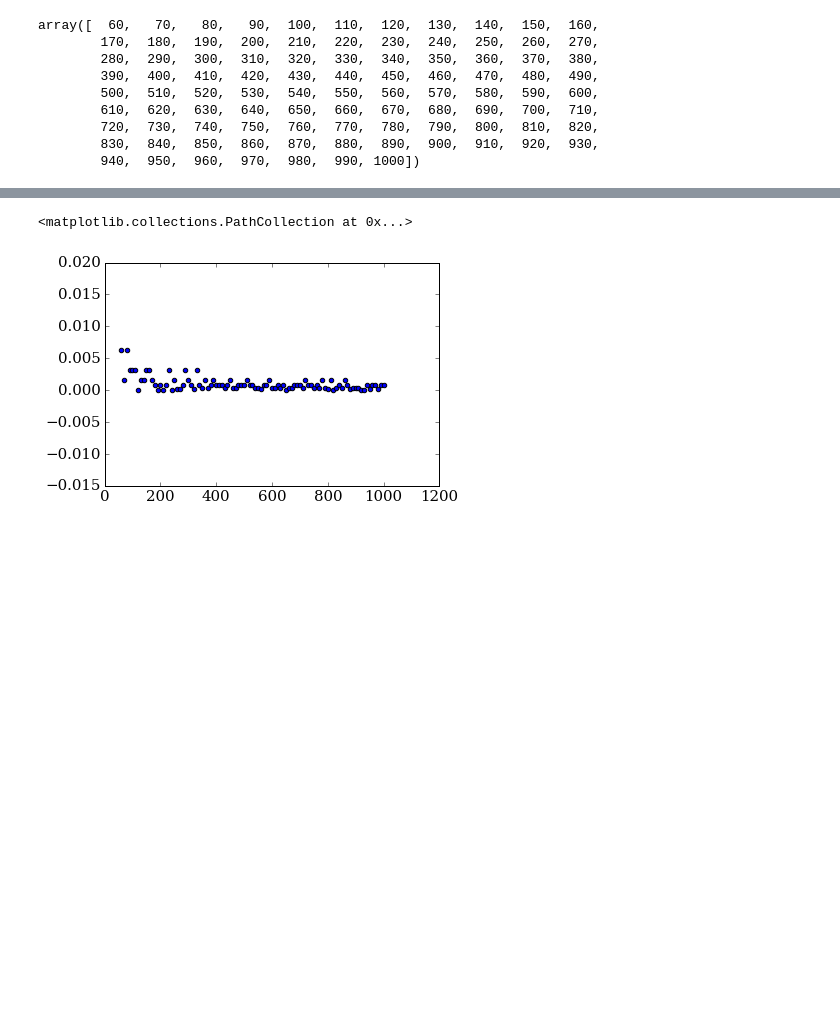
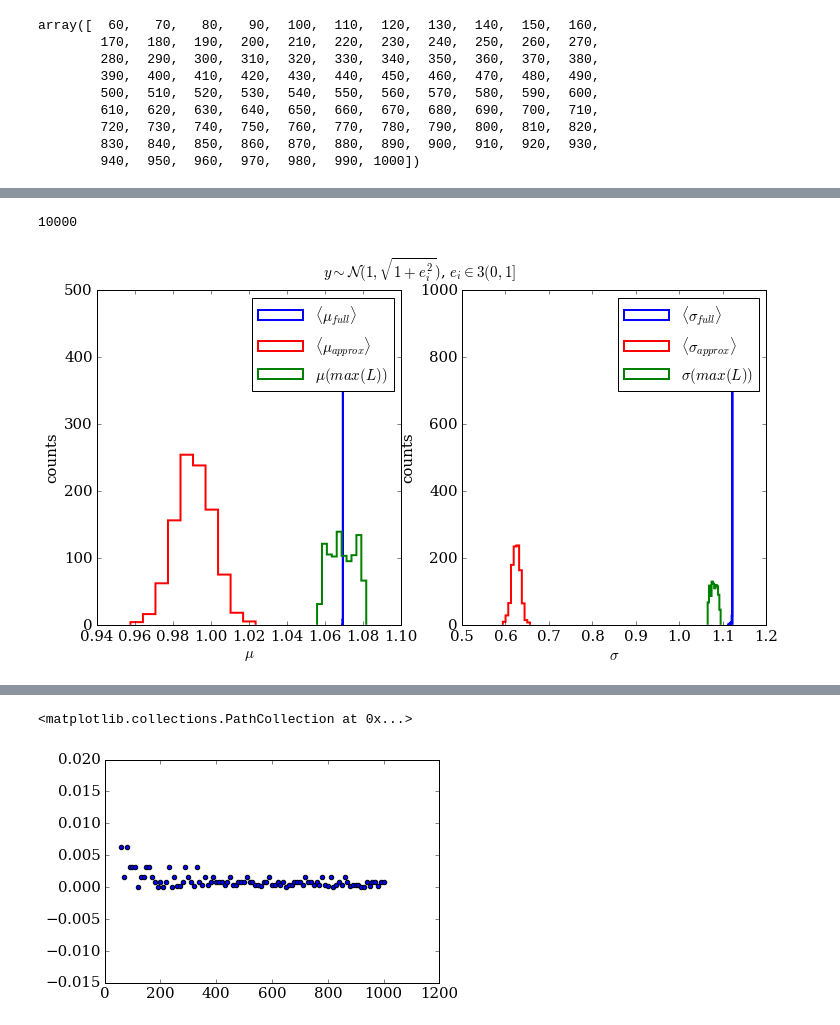
Before and after one commit to suberlak/S82analysis, a Jupyter notebook: code/simulated_AstroML_10.1.1.ipynb, the cells around one changed output, grey strips where cells are left out. Cells and saved outputs as stored; diff of their text form; code cells hidden in the pictures; blank space fills up the shorter version.

```diff
--- a/code/simulated_AstroML_10.1.1.ipynb
+++ b/code/simulated_AstroML_10.1.1.ipynb
@@ -295,0 +411,35 @@ N=1000, A=7.812500e-33 , sigma=0.000000e+00
+# %%
+len(record['exp_mu_full'])
+# %% [output]
+10000
+# %%
+fig,ax = plt.subplots(1,2, figsize=(12,6))
+#msk = record['amp_factor'] == record['amp_factor'][0]
+met = ['exp', 'exp', '2D_max']
+how = ['full', 'approx', 'full']
+colors=['blue','r','g']
+labels = [r'$\langle \mu_{full}\rangle$', r'$\langle \mu_{approx}\rangle$', r'$\mu(max(L))$']
+
+for i in range(3):
+    key = met[i]+'_mu_'+how[i]
+    ax[0].hist(record[key], histtype='step', linestyle='-', normed=False,
+           label=labels[i], lw=2, color=colors[i], log=False)#
+
+labels = [r'$\langle \sigma_{full}\rangle$', r'$\langle \sigma_{approx}\rangle$', r'$\sigma(max(L))$']
+for i in range(3):
+    key = met[i]+'_sig_'+how[i]
+    ax[1].hist(record[key], histtype='step', linestyle='-', normed=False,
+           label=labels[i], lw=2, color=colors[i], log=False)#
+
+ax[0].set_xlabel(r'$\mu$', fontsize=15)
+ax[0].set_ylabel('counts', fontsize=15)
+ax[1].set_xlabel(r'$\sigma$', fontsize=15)
+ax[1].set_ylabel('counts', fontsize=15)
+ax[0].legend(fontsize=15)
+ax[1].legend(fontsize=15)
+
+#fig.suptitle(r'$y = 0.1 \sin(t) + err$,    $err \sim \mathcal{N}(0,0.01)$', fontsize=20)
+fig.suptitle(r'$y \sim \mathcal{N}(1,\sqrt{1+e_{i}^{2}})$, $e_{i} \in 3 (0,1]$ ', fontsize=15)
+plt.savefig('../data_products/AstroML_10.1.1_rand_means.png')
+# %% [output]
+[figure, added]
```
Also changed, not shown: parts of 19 cells of this notebook, 1 other file.
